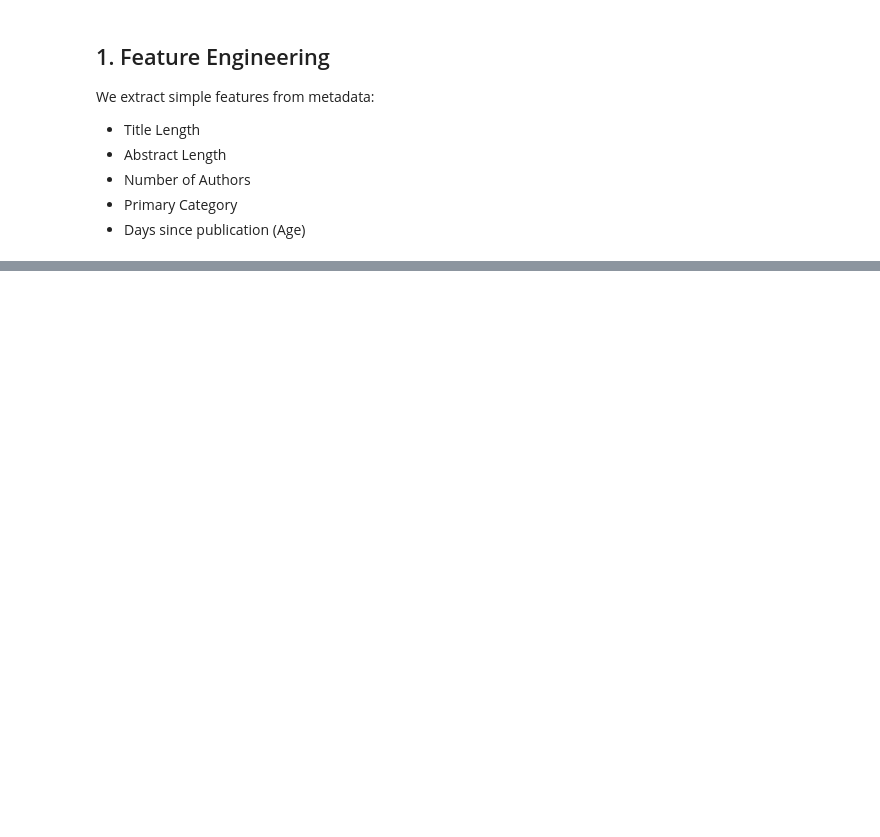
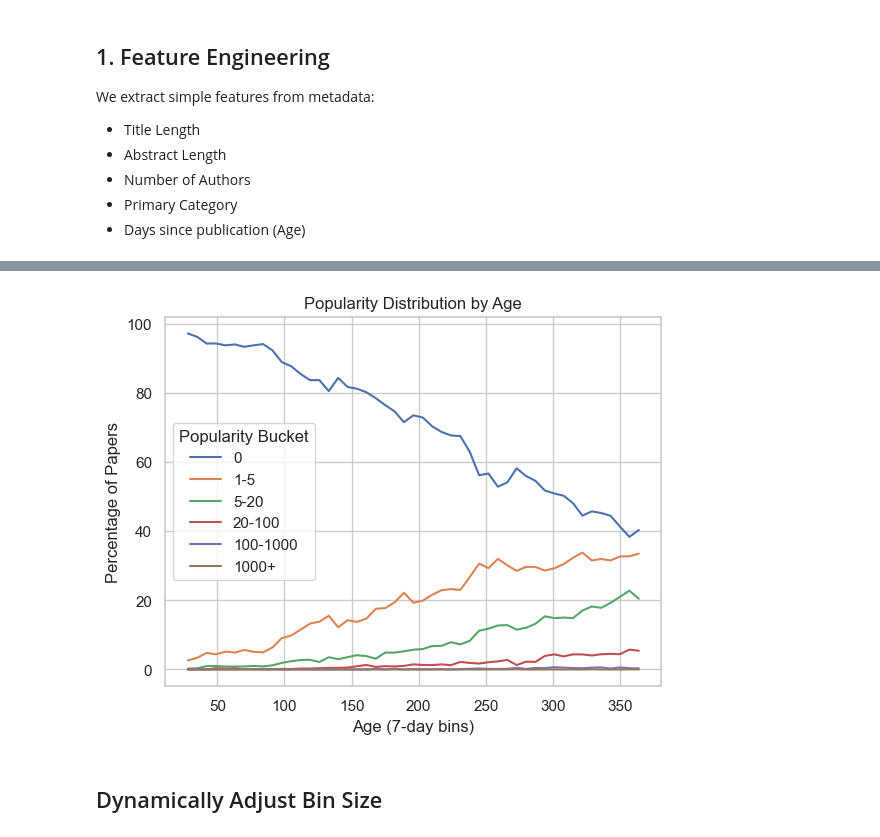
Before and after one commit to jeffersonqiu/ai-weekly-digest, a Jupyter notebook: eda/notebooks/citation_prediction_eda.ipynb, the cells around one changed output, grey strips where cells are left out. Cells and saved outputs as stored; diff of their text form; code cells hidden in the pictures; blank space fills up the shorter version.

```diff
--- a/eda/notebooks/citation_prediction_eda.ipynb
+++ b/eda/notebooks/citation_prediction_eda.ipynb
@@ -80,0 +173,23 @@ plt.show()
+# %%
+pivot_df = (
+    df.groupby(['age_bin', 'popularity_bucket'])
+      .size()
+      .unstack(fill_value=0)
+)
+
+# Convert counts → percentage within each age_bin
+pivot_pct = pivot_df.div(pivot_df.sum(axis=1), axis=0)
+
+pivot_pct = pivot_pct * 100
+
+pivot_pct.plot()
+
+plt.xlabel("Age (7-day bins)")
+plt.ylabel("Percentage of Papers")
+plt.title("Popularity Distribution by Age")
+plt.legend(title="Popularity Bucket")
+plt.show()
+# %% [output]
+[figure, added]
+# %% [markdown]
+## Dynamically Adjust Bin Size
```
Also changed, not shown: parts of 63 cells of this notebook, 6 other files.
